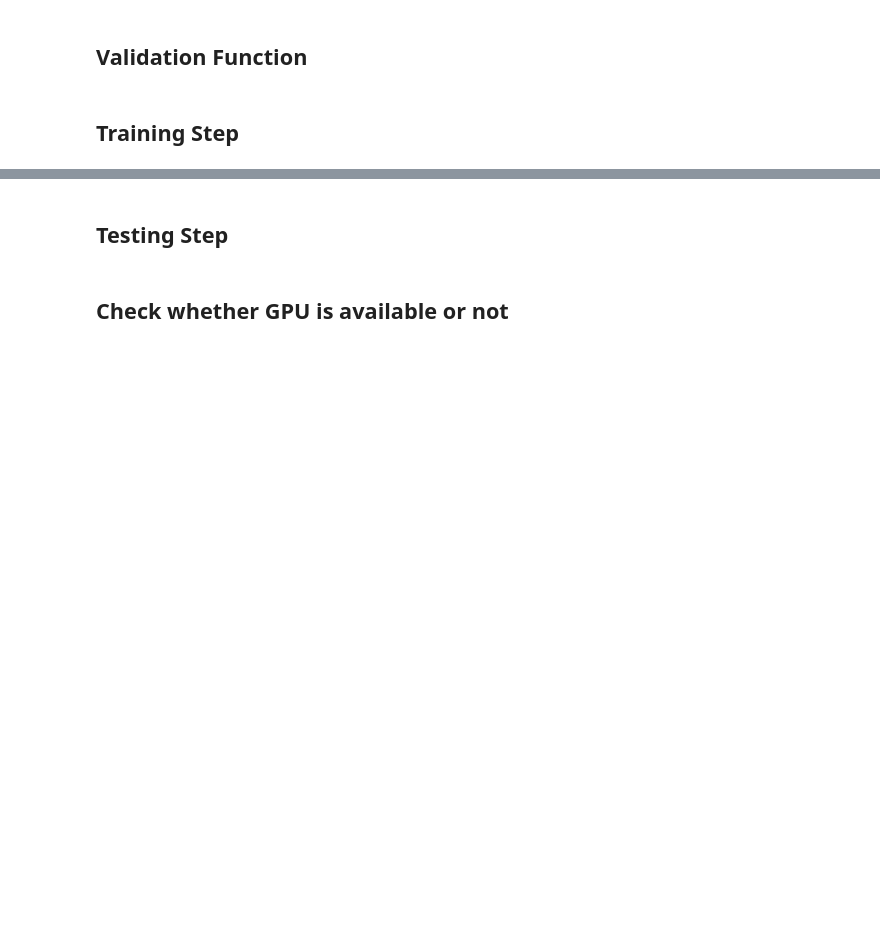
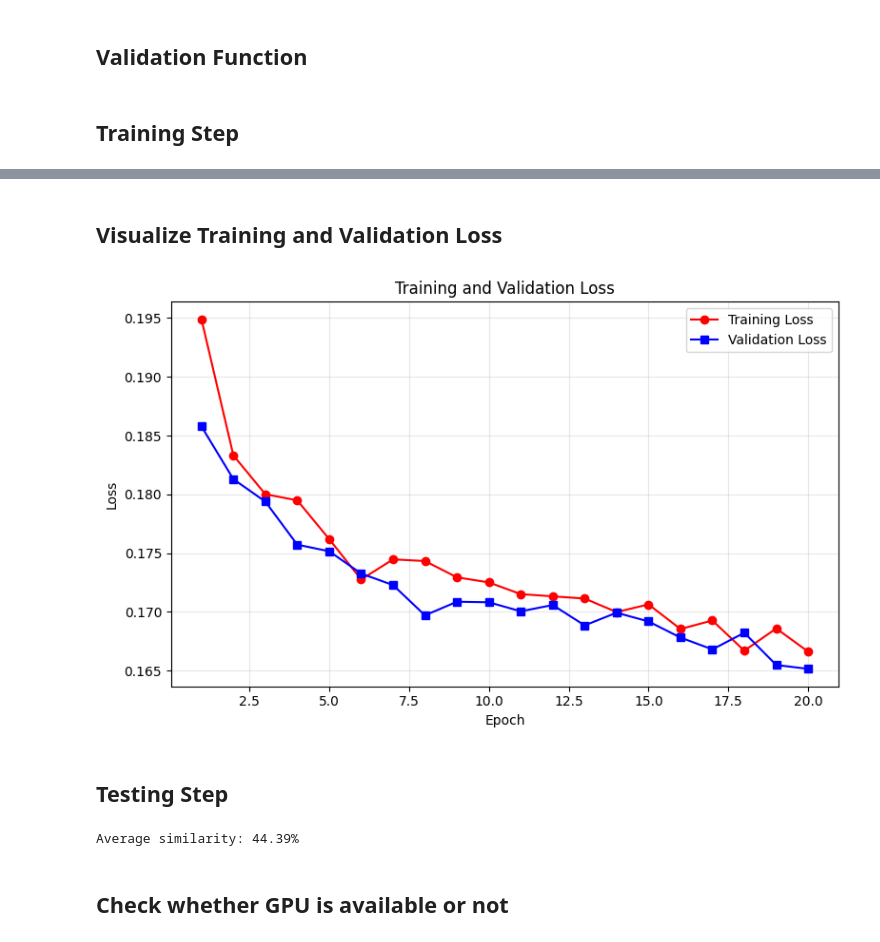
Before and after one commit to Quanninh/Denoise, a Jupyter notebook: model.ipynb, the cells around one changed output, grey strips where cells are left out. Cells and saved outputs as stored; diff of their text form; code cells hidden in the pictures; blank space fills up the shorter version.

```diff
--- a/model.ipynb
+++ b/model.ipynb
@@ -524,6 +525,7 @@ class ERBEncoder(nn.Module):
         self.conv3 = SeparableConv2d(channels, channels, stride=(1, 2), lookahead=0)
         self.glinear = GroupedLinear(in_features=channels*erb_bins//8, out_features=hidden_size, groups=groups)
         self.gru = GroupedGRUStack(size=hidden_size, groups=groups, num_layers=3)
+        self.dropout = nn.Dropout(p=0.1)
 
     def forward(self, x: Tensor) -> Tuple[Tensor, Tensor, Tensor, Tensor, Tensor]:
         x0 = self.conv0(x)
@@ -537,6 +539,7 @@ class ERBEncoder(nn.Module):
 
         x = self.glinear(x)
         embedding = self.gru(x)
+        embedding = self.dropout(embedding)
 
         return x0, x1, x2, x3, embedding
 
@@ -563,11 +566,13 @@ class ERBDecoder(nn.Module):
 
         self.final_conv = SeparableConv2d(channels, 1, kernel_size=(3, 2), lookahead=0)
         self.output_activation = nn.Sigmoid()
+        self.dropout = nn.Dropout(p=0.1)
 
     def forward(self, embedding: Tensor, x0: Tensor, x1: Tensor, x2: Tensor, x3: Tensor) -> Tensor:
         batch, time, _ = embedding.shape
 
         x = self.linear(embedding)
+        x = self.dropout(x)
 
         x = x.reshape(batch, time, self.channels, self.bottelneck_freq)
         x = x.permute(0, 2, 1, 3)
@@ -823,7 +828,7 @@ hop_length = 128
 win_length = 512
 erb_bins = 32
 batch_size = 8
-epochs = 10
+epochs = 20
 learning_rate = 1e-3
 
 device = torch.device("cuda" if torch.cuda.is_available() else "cpu")
@@ -865,7 +870,7 @@ test_batch_sampler = ShardBatchSampler(
 train_loader = DataLoader(
     train_dataset,
     batch_sampler=train_batch_sampler,
-    num_workers=1,
+    num_workers=0,
     pin_memory=False,
 )
 
@@ -946,7 +951,7 @@ def train_model(model, train_loader, val_loader, train_batch_sampler, synthesis_
             loss = compressed_spectral_loss(predicted_spec, target_spec)
             loss.backward()
             optimizer.step()
-            total_loss += loss.detach().item()
+            total_train_loss += loss.detach().item()
             total_batches += 1
 
         train_loss = (total_train_loss / max(total_batches, 1))
@@ -961,7 +966,7 @@ def train_model(model, train_loader, val_loader, train_batch_sampler, synthesis_
             {
                 "epoch": epoch+1,
                 "train_loss": train_loss,
-                "val_loss"; val_loss,
+                "val_loss": val_loss,
             }
         )
         epoch_checkpoint = checkpoint_dir / (f"epoch_{epoch + 1:03d}.ckpt")
@@ -1039,2 +1052,46 @@ Checkpoints saved in: /kaggle/working/erb_checkpoints
+# %% [markdown]
+## Visualize Training and Validation Loss
+# %%
+epochs_plot = [
+    item["epoch"]
+    for item in history
+]
+
+train_loss = [
+    item["train_loss"]
+    for item in history
+]
+
+val_loss = [
+    item["val_loss"]
+    for item in history
+]
+
+plt.figure(figsize=(8, 5))
+
+plt.plot(
+    epochs_plot,
+    train_loss,
+    color="red",
+    marker="o",
+    label="Training Loss"
+)
+plt.plot(
+    epochs_plot,
+    val_loss,
+    color="blue",
+    marker="s",
+    label="Validation Loss"
+)
+
+plt.xlabel("Epoch")
+plt.ylabel("Loss")
+plt.title("Training and Validation Loss")
+plt.grid(True, alpha=0.3)
+plt.legend()
+plt.tight_layout()
+plt.show()
+# %% [output]
+[figure, added]
 # %% [markdown]
 ## Testing Step
@@ -1054,3 +1112,22 @@ test_synthesis_matrix = erb_synthesis_matrix(filterbank).to(device)
+# %%
+total_similarity = 0.0
+total_samples = 0
+
+with torch.inference_mode():
+    for batch in test_loader:
+        input_erb = batch["input_erb"].to(device, non_blocking=True)
+        input_spec = batch["input_spec"].to(device, non_blocking=True)
+        target_spec = batch["target_spec"].to(device, non_blocking=True)
+        predicted_gains = model(input_erb)
+        predicted_spec = apply_erb_gains(input_spec, predicted_gains, test_synthesis_matrix)
+        similarity = spectrogram_similarity(predicted_spec, target_spec)
+        total_similarity += similarity.sum().item()
+        total_samples += similarity.numel()
+
+average_similarity = (total_similarity / max(total_samples, 1))
+print(f"Average similarity: {average_similarity:.2f}%")
+# %% [output]
+Average similarity: 44.39%
 # %% [markdown]
 ## Check whether GPU is available or not
 # %%
```
Also changed, not shown: parts of 5 cells of this notebook.
